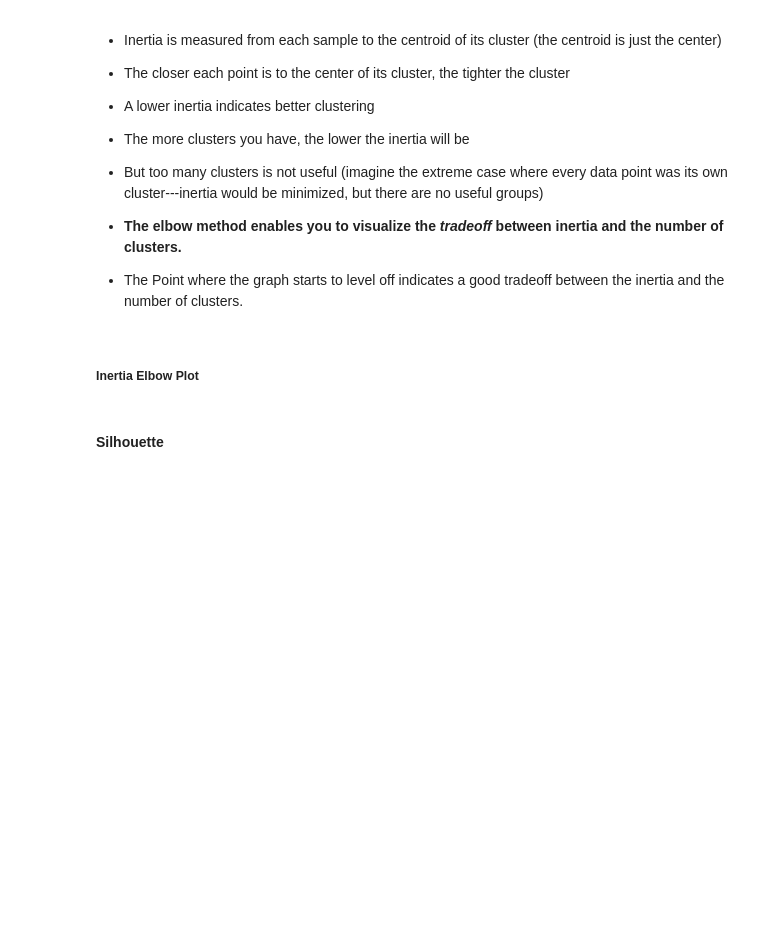
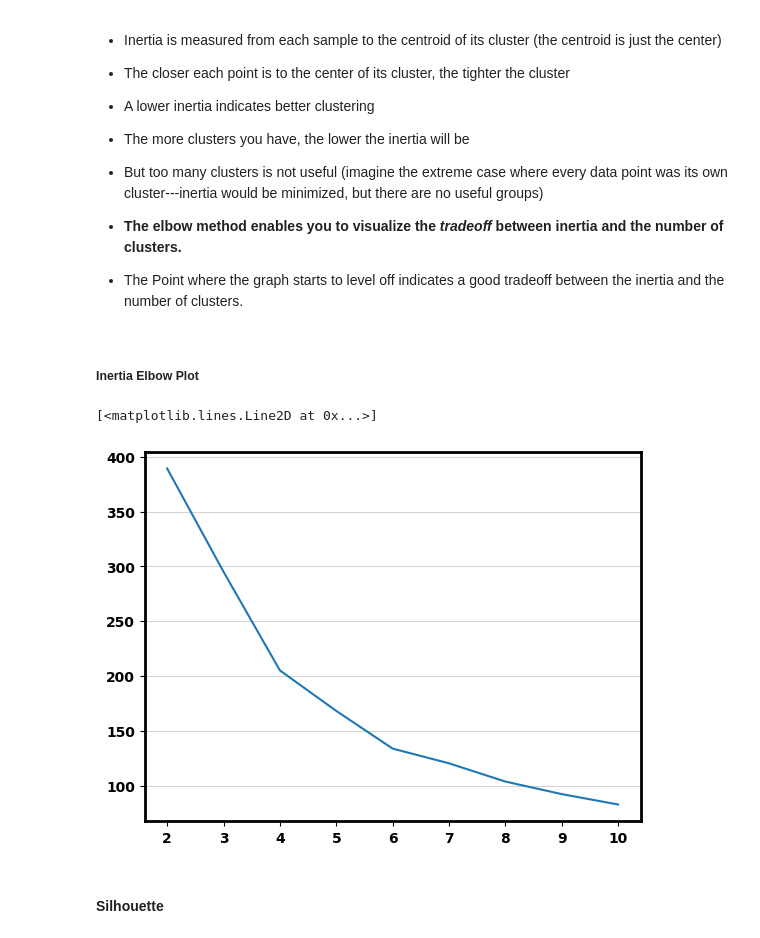
Before and after one commit to Caellwyn/intermediate-ml-wk02-unsupervised-learning-codealongs, a Jupyter notebook: Lecture 1/IN CLASS Data Analysis with Clustering codealong.ipynb, the cells around one changed output. Drawn from its saved outputs; the diff is of its cells as text; code cells hidden in the pictures; blank space fills up the shorter version.

```diff
--- a/Lecture 1/IN CLASS Data Analysis with Clustering codealong.ipynb
+++ b/Lecture 1/IN CLASS Data Analysis with Clustering codealong.ipynb
@@ -143,3 +177,5 @@ df.info()
 - Initially, we will utilize **'Annual Income (k$)'**, **'Age'**, and **'Spending Score (1-100)'** columns to analyse the clusters.
 # %%
 # define the columns you want to use (X is fine, but remember there isn't an X and y)
+X = df[['Annual Income (k$)', 'Age', 'Spending Score (1-100)']]
+X.columns
@@ -150,4 +196,9 @@ df.info()
 # %% [markdown]
 ### **Transform the Data**
 # %%
+from sklearn import set_config
+set_config(transform_output='pandas')
+
 # scale the data using standard scaler
+X_scaled = StandardScaler().fit_transform(X)
+X_scaled.head()
@@ -189,12 +247,23 @@ There are many ways to do this:
 ##### **Inertia Elbow Plot**
 # %%
 ## Create an empty list of inertias
+inertias = []
+ks = range(2, 11)
 
+for k in ks:
+    kmeans = KMeans(n_clusters=k, random_state=42)
+    kmeans.fit(X_scaled)
+
+    inertias.append(kmeans.inertia_)
 
 ## Loop through k values between 2 and 10
 ## and store the scores in the list
 
 ## Visualize the scores
+plt.plot(ks, inertias)
+# %% [output]
+[<matplotlib.lines.Line2D at 0x...>]
+[figure, added]
 # %% [markdown]
 #### **Silhouette**
 # %% [markdown]
```
Also changed, not shown: parts of 20 cells of this notebook.
